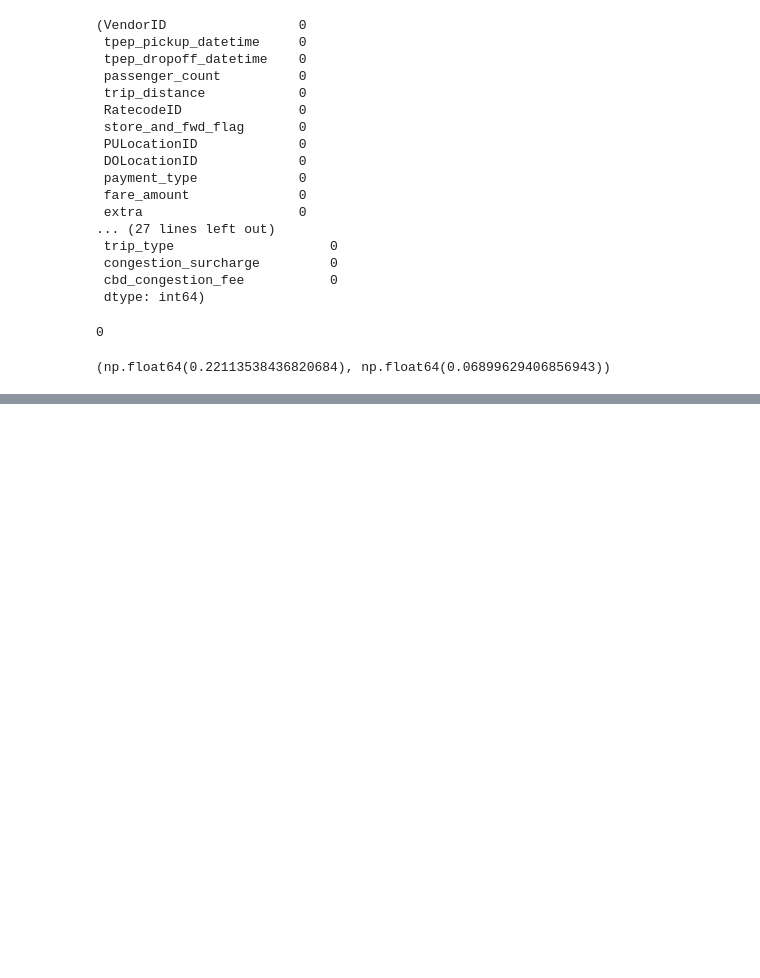
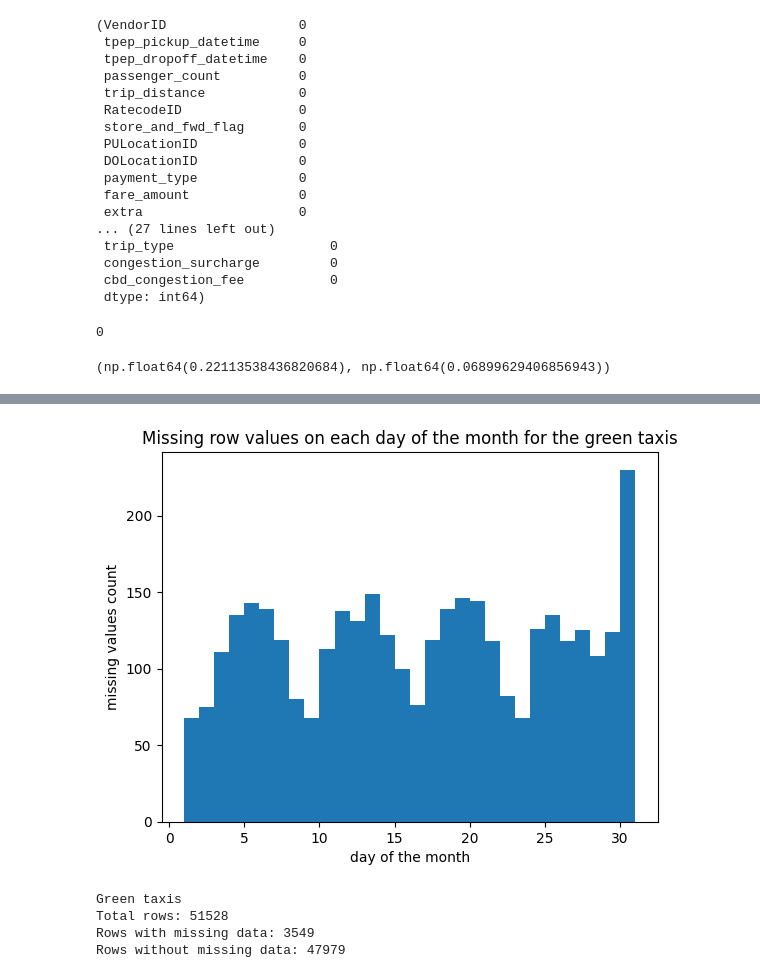
Before and after one commit to karol-ostrowski/nyc-taxi-analytics, a Jupyter notebook: EDA/EDA.ipynb, the cells around one changed output, grey strips where cells are left out. Drawn from its saved outputs; the diff is of its cells as text; code cells hidden in the pictures; blank space fills up the shorter version.

```diff
--- a/EDA/EDA.ipynb
+++ b/EDA/EDA.ipynb
@@ -142,0 +172,22 @@ yellow_data["passenger_count"].isna().sum() / len(yellow_data["passenger_count"]
+# %%
+green_data_day_col = green_data.copy()
+green_data_day_col = green_data_day_col[green_data_day_col["lpep_pickup_datetime"].dt.month == 3]
+green_data_day_col["day"] = green_data["lpep_pickup_datetime"].dt.day
+green_data_day_col_isna = green_data_day_col[green_data_day_col["passenger_count"].isna()]
+
+plt.hist(green_data_day_col_isna["day"], bins=range(1, 32))
+plt.title("Missing row values on each day of the month for the green taxis")
+plt.xlabel("day of the month")
+plt.ylabel("missing values count")
+plt.show()
+
+print("Green taxis")
+print(f"Total rows: {len(green_data_day_col)}")
+print(f"Rows with missing data: {len(green_data_day_col_isna)}")
+print(f"Rows without missing data: {len(green_data_day_col) - len(green_data_day_col_isna)}")
+# %% [output]
+[figure, added]
+Green taxis
+Total rows: 51528
+Rows with missing data: 3549
+Rows without missing data: 47979
```
Also changed, not shown: parts of 20 cells of this notebook, 1 other file.
